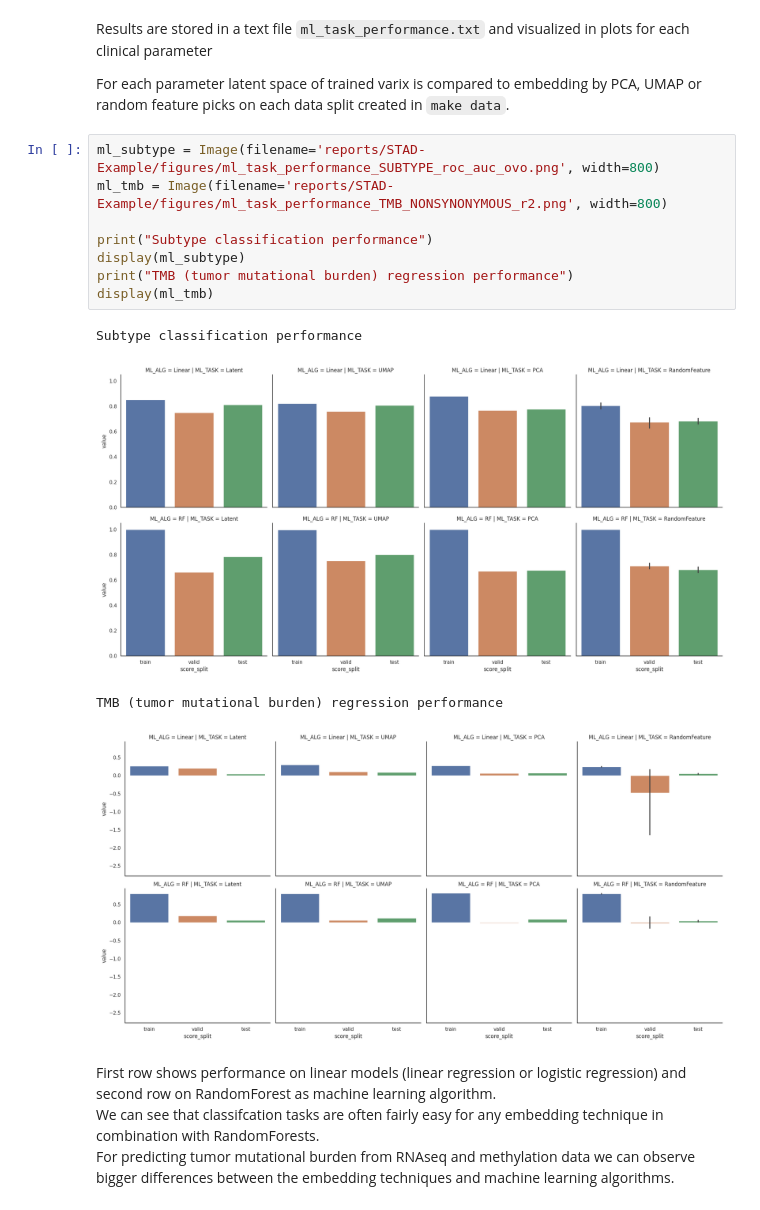
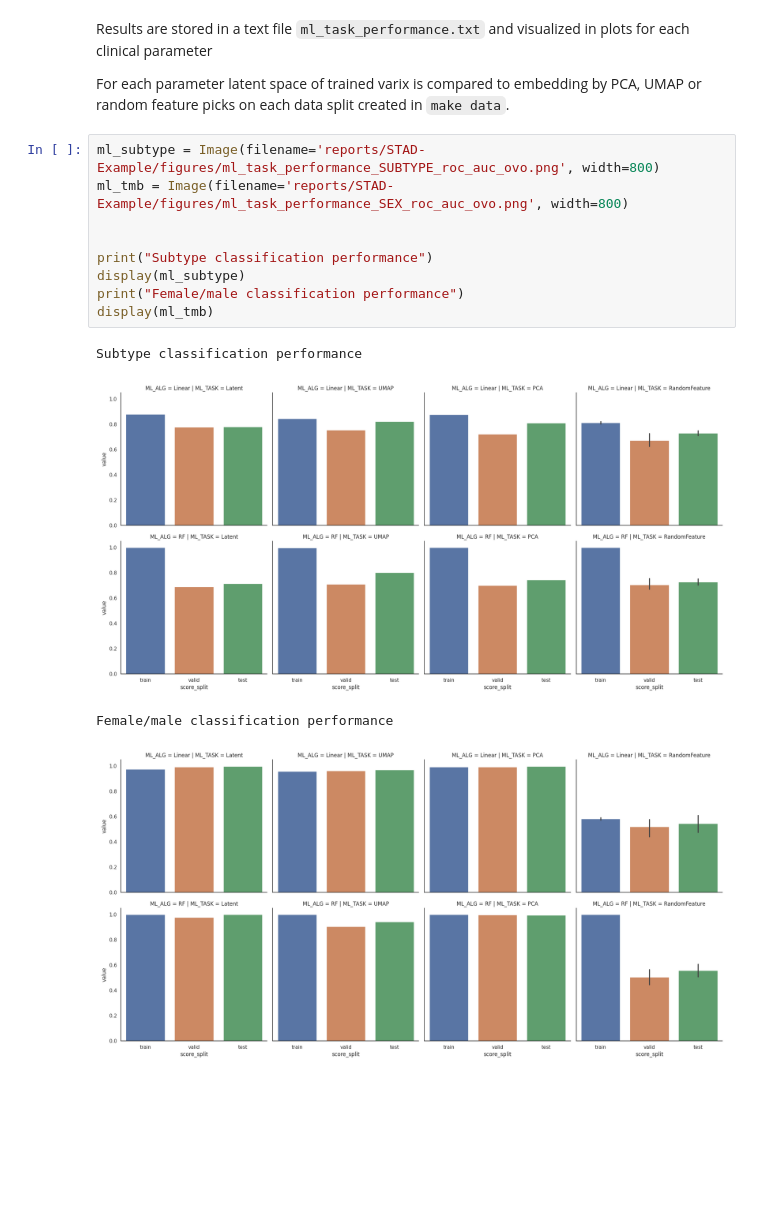
Before and after one commit to jan-forest/autoencodix, a Jupyter notebook: Tutorials/Basics_Autoencodix.ipynb, the cells around one changed output. Cells and saved outputs as stored; diff of their text form; blank space fills up the shorter version.

```diff
--- a/Tutorials/Basics_Autoencodix.ipynb
+++ b/Tutorials/Basics_Autoencodix.ipynb
@@ -292,18 +299,15 @@ Results are stored in a text file `ml_task_performance.txt` and visualized in pl
 For each parameter latent space of trained varix is compared to embedding by PCA, UMAP or random feature picks on each data split created in `make data`.
 # %%
 ml_subtype = Image(filename='reports/STAD-Example/figures/ml_task_performance_SUBTYPE_roc_auc_ovo.png', width=800)
-ml_tmb = Image(filename='reports/STAD-Example/figures/ml_task_performance_TMB_NONSYNONYMOUS_r2.png', width=800)
+ml_tmb = Image(filename='reports/STAD-Example/figures/ml_task_performance_SEX_roc_auc_ovo.png', width=800)
+
 
 print("Subtype classification performance")
 display(ml_subtype)
-print("TMB (tumor mutational burden) regression performance")
+print("Female/male classification performance")
 display(ml_tmb)
 # %% [output]
 Subtype classification performance
-[figure, old version]
+[figure, new version]
-TMB (tumor mutational burden) regression performance
+Female/male classification performance
-[figure, old version]
+[figure, new version]
-# %% [markdown]
-First row shows performance on linear models (linear regression or logistic regression) and second row on RandomForest as machine learning algorithm.
-We can see that classifcation tasks are often fairly easy for any embedding technique in combination with RandomForests.
-For predicting tumor mutational burden from RNAseq and methylation data we can observe bigger differences between the embedding techniques and machine learning algorithms.
```
Also changed, not shown: parts of 12 cells of this notebook, 1 other file.
